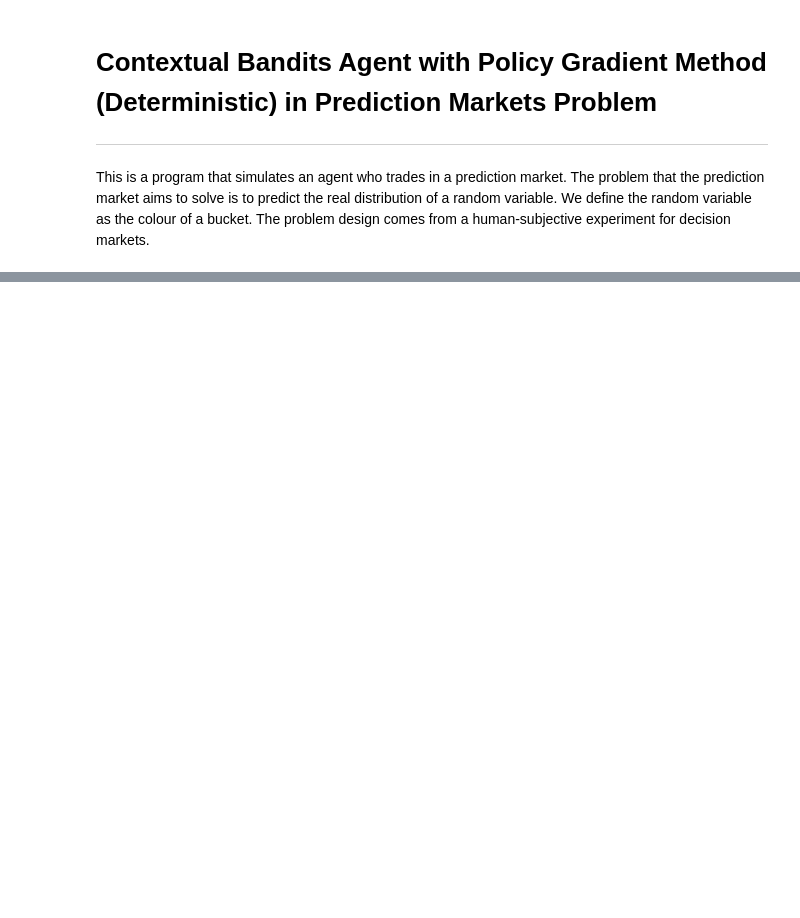
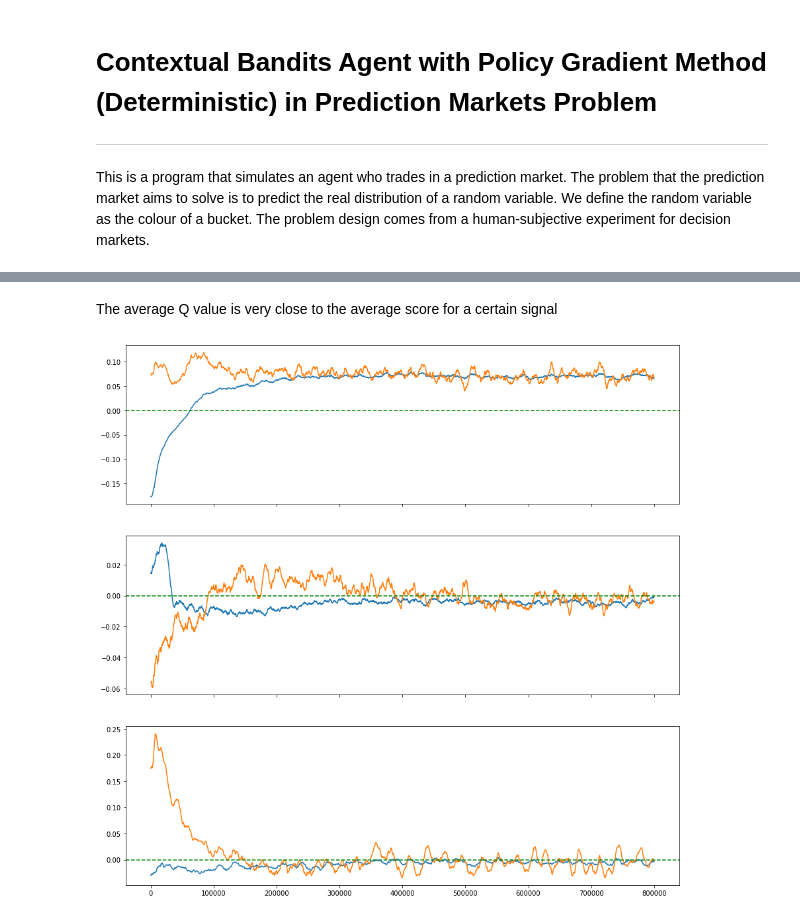
Before and after one commit to realwenlongwang/PeerPredictionPrincipalSignal, a Jupyter notebook: Deterministic_Gradient_Bandit_with_Continous_Action_Space.ipynb, the cells around one changed output, grey strips where cells are left out. Saved outputs shown, nothing was run; the diff lists cells and outputs as text; code cells hidden in the pictures; blank space fills up the shorter version.

```diff
--- a/Deterministic_Gradient_Bandit_with_Continous_Action_Space.ipynb
+++ b/Deterministic_Gradient_Bandit_with_Continous_Action_Space.ipynb
@@ -276,18 +297,3 @@ my_v_df = pd.DataFrame(agent_list[0].v_weights_history_list, columns=['bucket0 r
 my_q0_df = pd.DataFrame(agent_list[0].q_weights_history_list[0], columns=['bucket0 red', 'bucket0 blue', 'bucket0 prior', 'bucket1 red', 'bucket1 blue', 'bucket1 prior'])
 # %%
 my_q1_df = pd.DataFrame(agent_list[0].q_weights_history_list[1], columns=['bucket0 red', 'bucket0 blue', 'bucket0 prior', 'bucket1 red', 'bucket1 blue', 'bucket1 prior'])
-# %%
-fig, axs = plt.subplots(3, figsize=(15, 5 * 3), sharex=True)
-for i, col in zip(range(3), ['red', 'blue', 'prior']):
-    my_v_df.reset_index().plot.scatter(x='index', y=f'bucket0 {col}', marker='.',
-                                   color=f'dark{col}' if col != 'prior' else 'black',
-                                    ylim=(-0.15, 0.15), ax=axs[i], s=0.1, alpha=0.2, label='V')
-    my_q0_df.reset_index().plot.scatter(x='index', y=f'bucket0 {col}', marker='.',
-                                       color=col if col != 'prior' else 'green',
-                                        ylim=(-0.3, 0.3), ax=axs[i], s=0.1, label='Q0')
-#     my_q1_df.reset_index().plot.scatter(x='index', y=f'bucket0 {col}', marker='.',
-#                                    color=col if col != 'prior' else 'green',
-#                                     ylim=(-0.3, 0.3), ax=axs[i], s=0.1, label='Q1')
-# plt.legend(loc='upper right', makerscale=2.0)
-
-plt.savefig(dir_path + 'vq.png', bbox_inches='tight')
@@ -295,0 +324,17 @@ plt.savefig(dir_path + 'vq.png', bbox_inches='tight')
+# %% [markdown]
+The average Q value is very close to the average score for a certain signal
+# %%
+fig, axs = plt.subplots(3, figsize=(15, 5 * 3), sharex=True)
+
+j = 0
+for col in ['red', 'blue', 'prior']:
+#     for i in range(2):
+    axs[j].plot(uniform_filter1d(my_v_df[f'bucket0 {col}'], size=10000))
+#     axs[j].plot(uniform_filter1d(my_q0_df[f'bucket0 {col}'], size=10000))
+    axs[j].plot(uniform_filter1d(my_v_df[f'bucket0 {col}'], size=10000) + uniform_filter1d(my_q0_df[f'bucket0 {col}'], size=10000))
+    axs[j].axhline(0, color='green', linestyle='--')
+    j += 1
+
+plt.savefig(dir_path + 'q.png', bbox_inches='tight')
+# %% [output]
+[figure, added]
```
Also changed, not shown: parts of 11 cells of this notebook, 4 other files.
